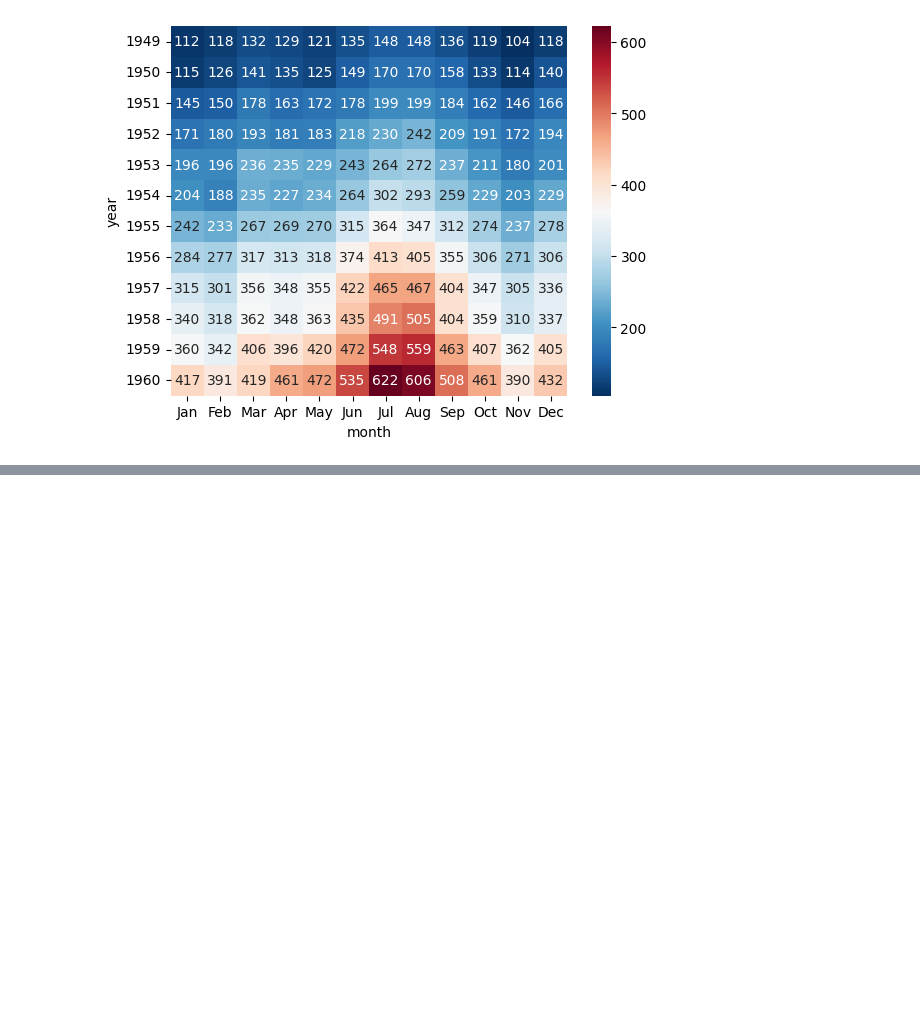
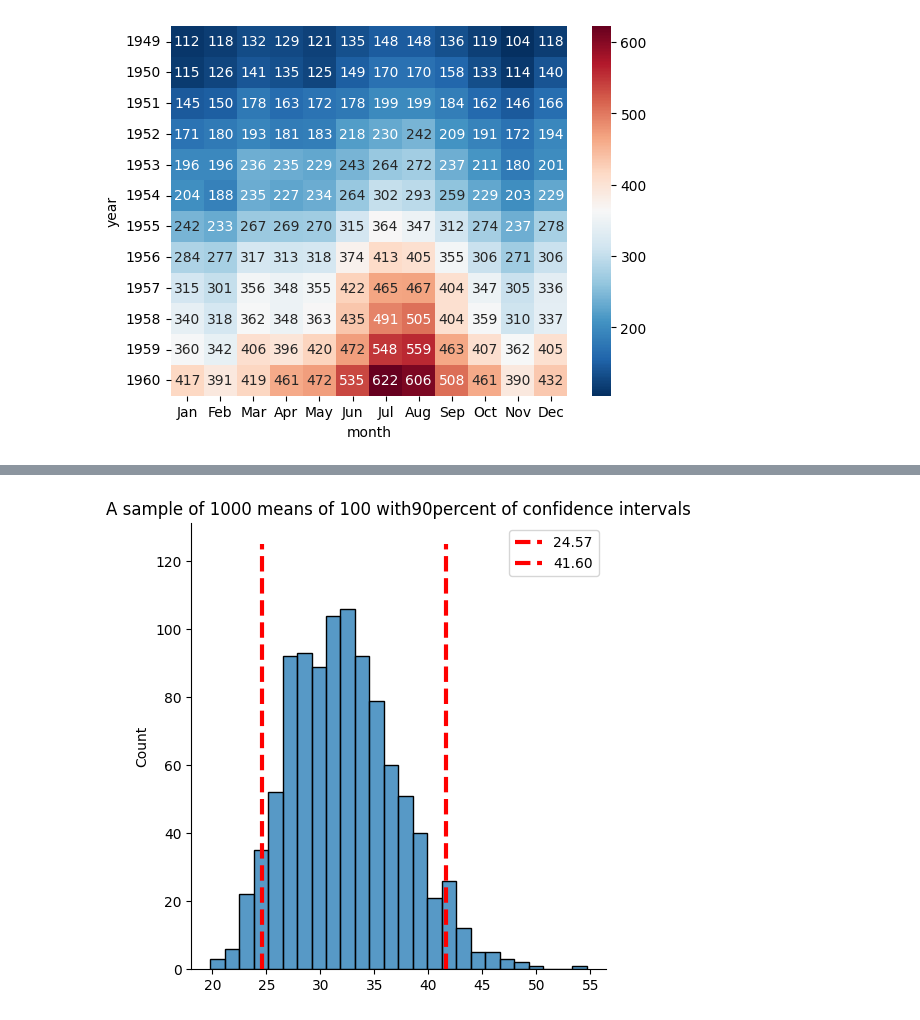
Before and after one commit to inancarin/DSA201_2026_2027_FALL, a Jupyter notebook: Week06/Lecture/seaborn_lecture_notes.ipynb, the cells around one changed output, grey strips where cells are left out. Drawn from its saved outputs; the diff is of its cells as text; code cells hidden in the pictures; blank space fills up the shorter version.

```diff
--- a/Week06/Lecture/seaborn_lecture_notes.ipynb
+++ b/Week06/Lecture/seaborn_lecture_notes.ipynb
@@ -292,3 +292,10 @@ sns.heatmap(mat, cmap="RdBu_r", annot=True, fmt="d")
 # %% [output]
 <Axes: xlabel='month', ylabel='year'>
 [figure]
+# %%
+df = pd.read_csv("http://bit.ly/kaggletrain")
+
+for i in range(1000):
+    rand_indices = df.sample(5, replace=True).index
+    if len(rand_indices.unique()) != 5:
+        print(rand_indices)
@@ -294,0 +310,31 @@ sns.heatmap(mat, cmap="RdBu_r", annot=True, fmt="d")
+# %%
+for i in range(1000):
+    rand_indices = df.sample(5, replace=False).index
+    if len(rand_indices.unique()) != 5:
+        print(rand_indices)
+# %%
+thr = 90
+n_iter = 1000
+averages = []
+for i in range(n_iter):
+    temp_avg = df["Fare"].sample(100, replace=True).mean()
+    averages.append(temp_avg)
+
+averages.sort()
+idx = int(n_iter * (100 - thr) / 2 / 100)
+
+
+thr1 = averages[idx-1]
+thr2 = averages[-idx]
+#print(thr1, thr2)
+
+sns.displot(averages)
+# point1 = (thr1, 0)
+# point2 = (thr1, 125)
+plt.plot([thr1, thr1], [0, 125], color="red", linestyle="dashed", linewidth=3, label=format(thr1, ".2f"))
+plt.plot([thr2, thr2], [0, 125], color="red", linestyle="dashed", linewidth=3, label=format(thr2, ".2f"))
+plt.title("A sample of 1000 means of 100 with" + str(thr) + "percent of confidence intervals")
+plt.legend()
+plt.show()
+# %% [output]
+[figure, added]
```
Also changed, not shown: parts of 6 cells of this notebook, 1 other file.
